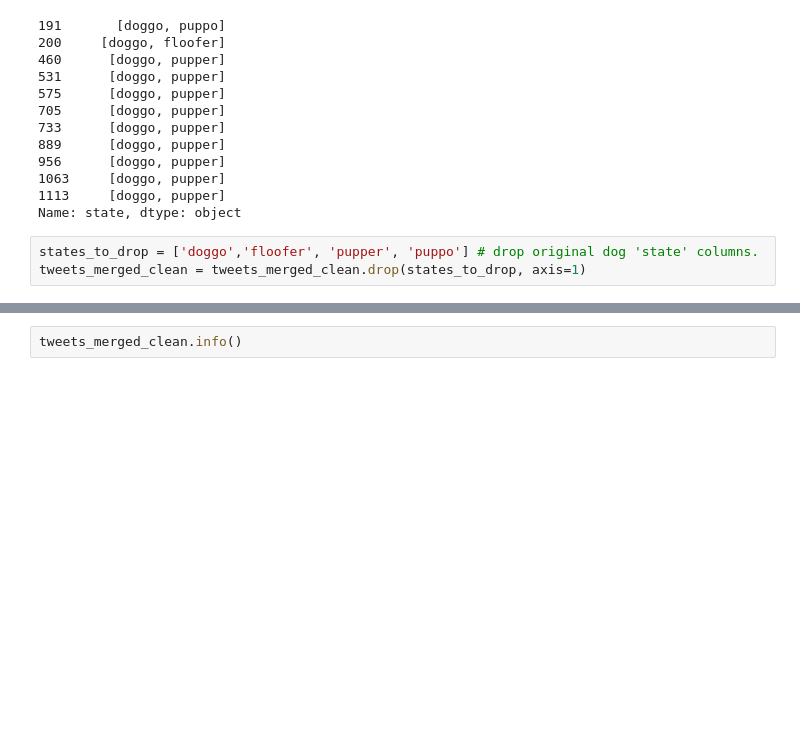
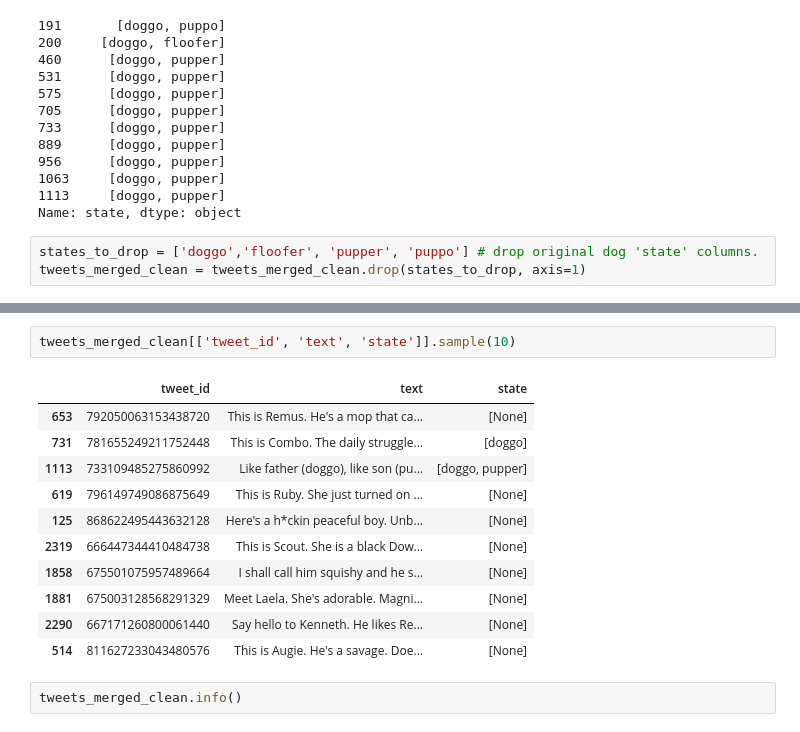
Before and after one commit to Halvinn/Twitter-Dog-Ratings, a Jupyter notebook: wrangle_act.ipynb, the cells around one changed output, grey strips where cells are left out. Cells and saved outputs as stored; diff of their text form; blank space fills up the shorter version.

```diff
--- a/wrangle_act.ipynb
+++ b/wrangle_act.ipynb
@@ -523,3 +519,17 @@ tweets_merged_clean.head()
+# %%
+tweets_merged_clean[['tweet_id', 'text', 'state']].sample(10)
+# %% [output]
+|  | tweet_id | text | state |
+| 653 | 792050063153438720 | This is Remus. He's a mop that ca... | [None] |
+| 731 | 781655249211752448 | This is Combo. The daily struggle... | [doggo] |
+| 1113 | 733109485275860992 | Like father (doggo), like son (pu... | [doggo, pupper] |
+| 619 | 796149749086875649 | This is Ruby. She just turned on ... | [None] |
+| 125 | 868622495443632128 | Here's a h*ckin peaceful boy. Unb... | [None] |
+| 2319 | 666447344410484738 | This is Scout. She is a black Dow... | [None] |
+| 1858 | 675501075957489664 | I shall call him squishy and he s... | [None] |
+| 1881 | 675003128568291329 | Meet Laela. She's adorable. Magni... | [None] |
+| 2290 | 667171260800061440 | Say hello to Kenneth. He likes Re... | [None] |
+| 514 | 811627233043480576 | This is Augie. He's a savage. Doe... | [None] |
 # %%
 tweets_merged_clean.info()
 # %% [output]
```
Also changed, not shown: parts of 5 cells of this notebook.
